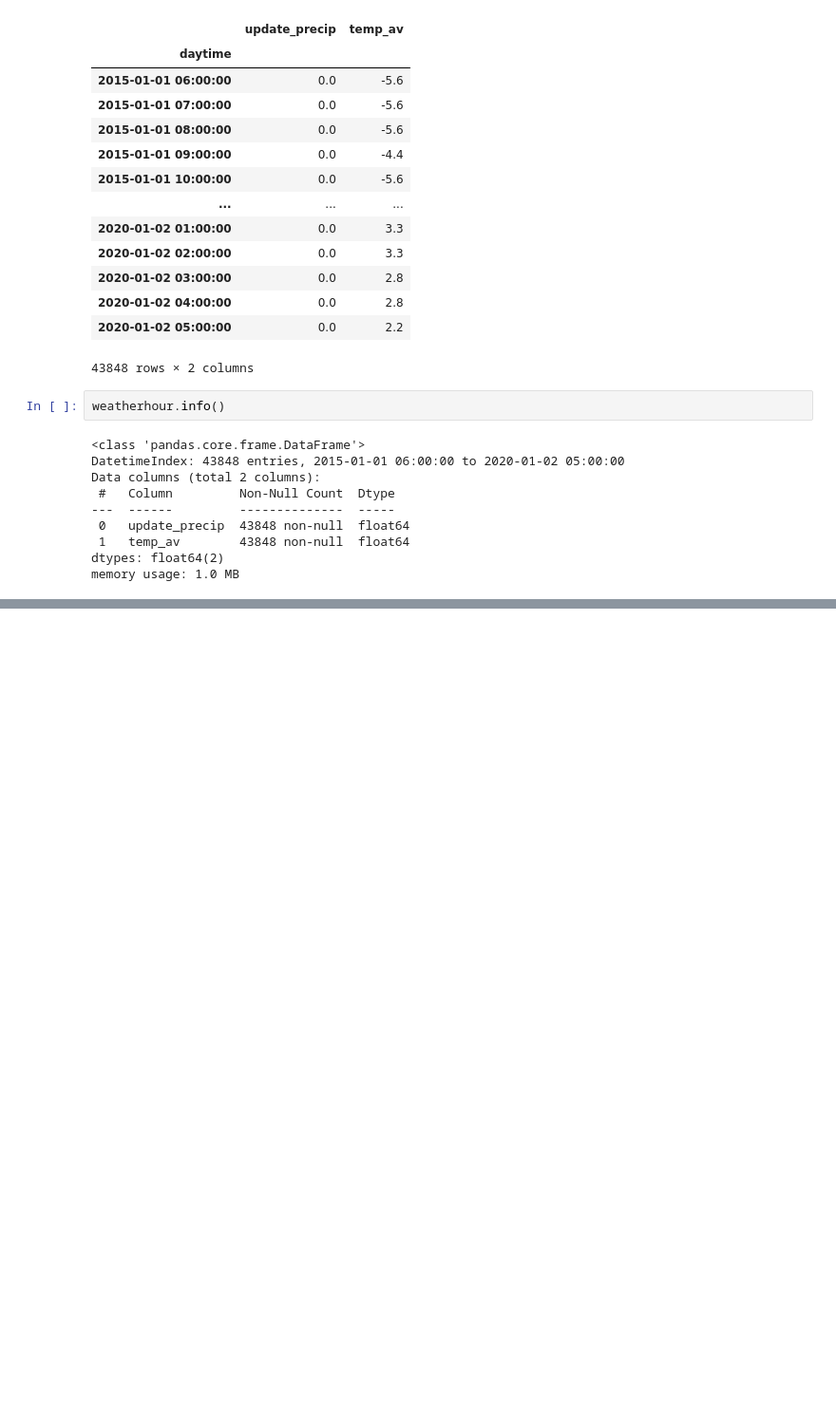
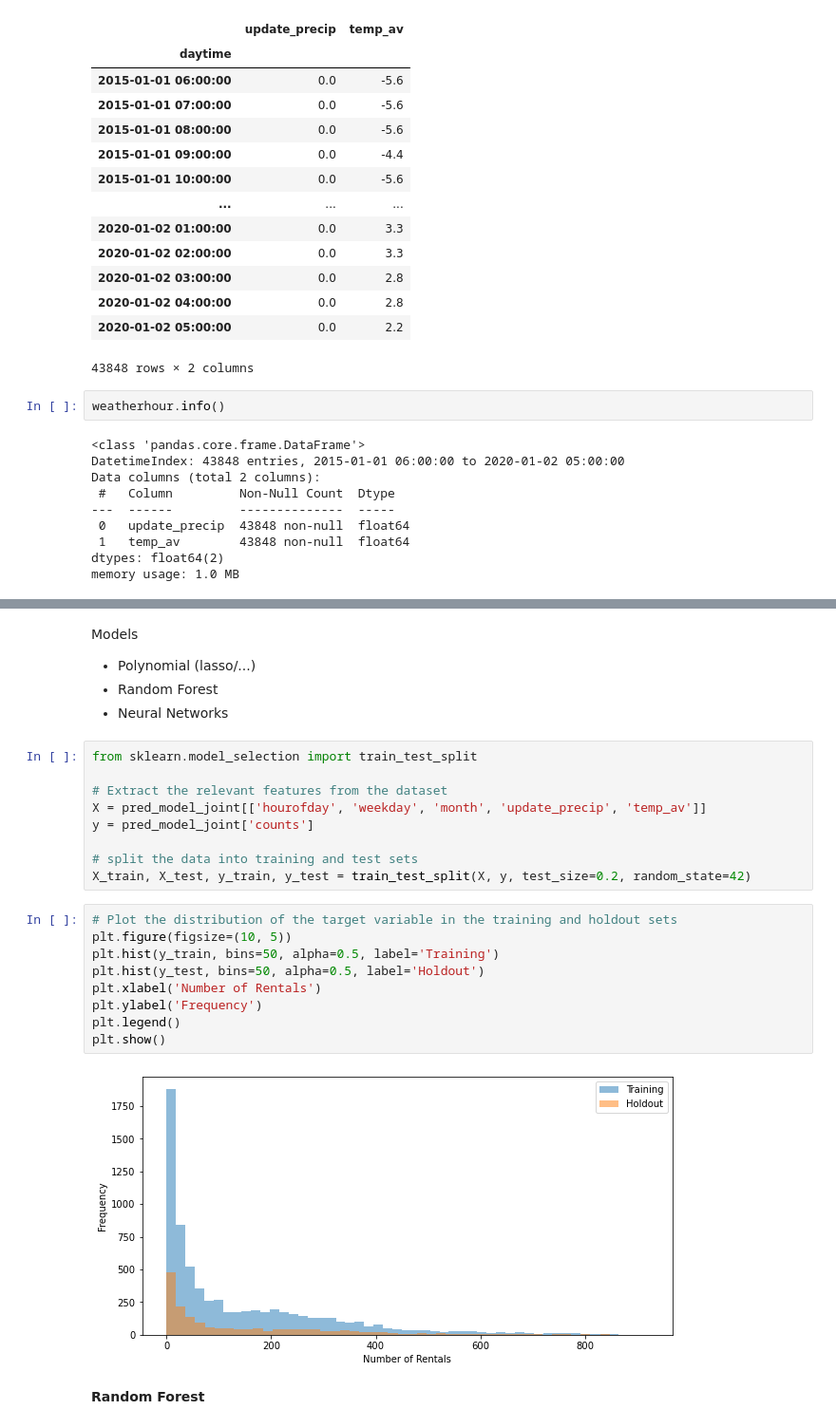
Before and after one commit to MoritzWagner13/Machine-Learning, a Jupyter notebook: Predictions.ipynb, the cells around one changed output, grey strips where cells are left out. Shown: that part at 95% size. Cells and saved outputs as stored; diff of their text form; blank space fills up the shorter version.

```diff
--- a/Predictions.ipynb
+++ b/Predictions.ipynb
@@ -160,0 +147,28 @@ Neural Networks
+# %% [markdown]
+Models
+
+- Polynomial (lasso/...)
+- Random Forest
+- Neural Networks
+# %%
+from sklearn.model_selection import train_test_split
+
+# Extract the relevant features from the dataset
+X = pred_model_joint[['hourofday', 'weekday', 'month', 'update_precip', 'temp_av']]
+y = pred_model_joint['counts']
+
+# split the data into training and test sets
+X_train, X_test, y_train, y_test = train_test_split(X, y, test_size=0.2, random_state=42)
+# %%
+# Plot the distribution of the target variable in the training and holdout sets
+plt.figure(figsize=(10, 5))
+plt.hist(y_train, bins=50, alpha=0.5, label='Training')
+plt.hist(y_test, bins=50, alpha=0.5, label='Holdout')
+plt.xlabel('Number of Rentals')
+plt.ylabel('Frequency')
+plt.legend()
+plt.show()
+# %% [output]
+[figure, added]
+# %% [markdown]
+**Random Forest**
```
Also changed, not shown: parts of 12 cells of this notebook.
